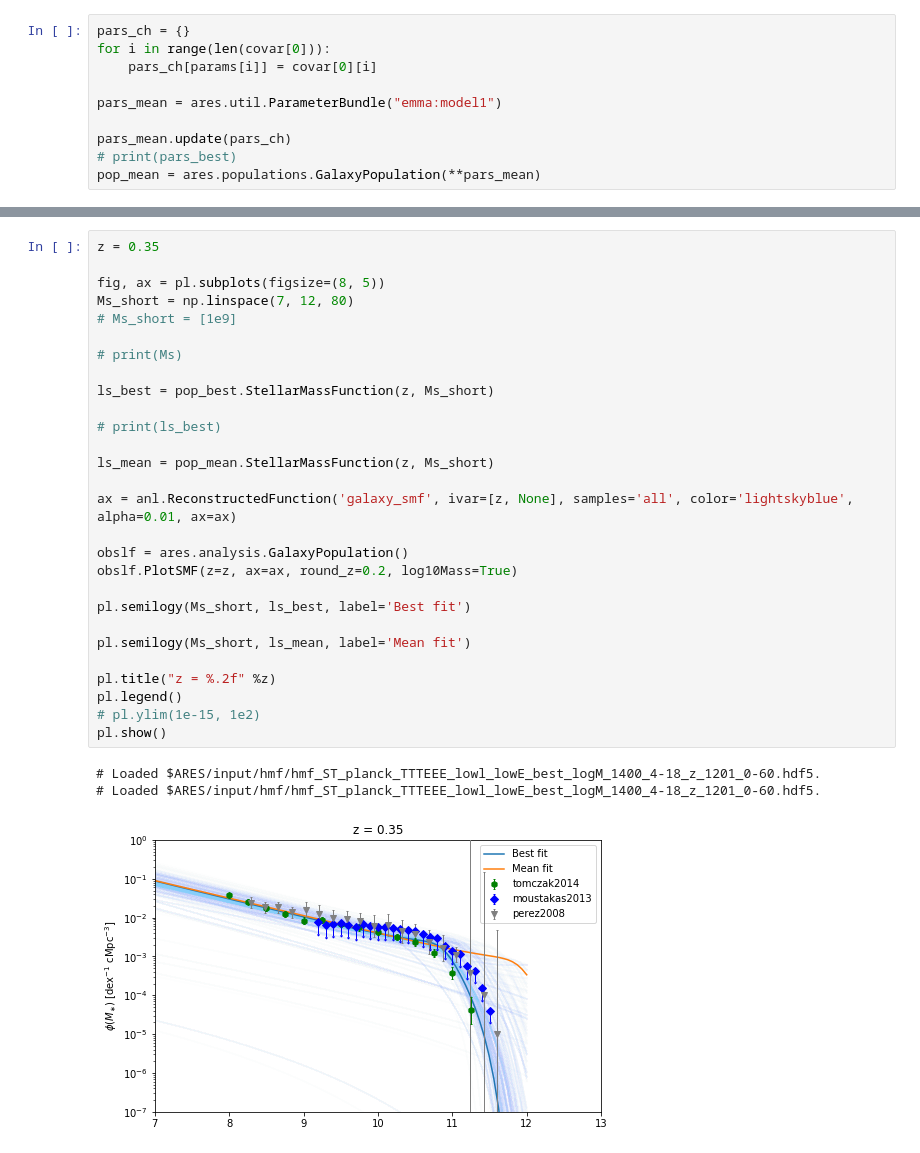
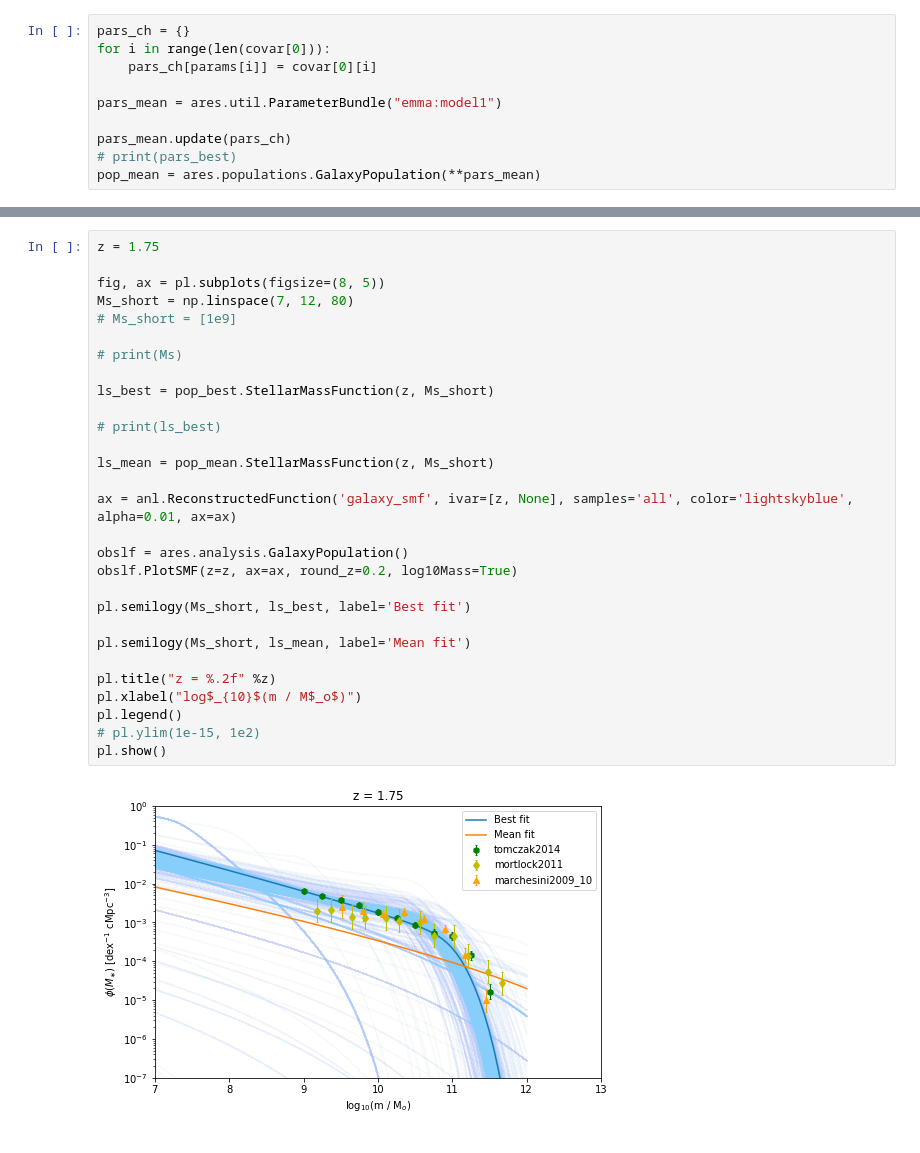
Before and after one commit to eklem1/GalaxySim, a Jupyter notebook: AnotherBlob.ipynb, the cells around one changed output, grey strips where cells are left out. Drawn from its saved outputs; the diff is of its cells as text.

Commit message:
Got a nice-ish graph

```diff
--- a/AnotherBlob.ipynb
+++ b/AnotherBlob.ipynb
@@ -382,35 +400,34 @@ pop_best = ares.populations.GalaxyPopulation(**pars_best)
 # %%
-z = 0.35
+z = 1.75
 
 fig, ax = pl.subplots(figsize=(8, 5))
 Ms_short = np.linspace(7, 12, 80)
 # Ms_short = [1e9]
 
 # print(Ms)
 
 ls_best = pop_best.StellarMassFunction(z, Ms_short)
 
 # print(ls_best)
 
 ls_mean = pop_mean.StellarMassFunction(z, Ms_short)
 
 ax = anl.ReconstructedFunction('galaxy_smf', ivar=[z, None], samples='all', color='lightskyblue', alpha=0.01, ax=ax)
 
 obslf = ares.analysis.GalaxyPopulation()
 obslf.PlotSMF(z=z, ax=ax, round_z=0.2, log10Mass=True)
 
 pl.semilogy(Ms_short, ls_best, label='Best fit')
 
 pl.semilogy(Ms_short, ls_mean, label='Mean fit')
 
 pl.title("z = %.2f" %z)
+pl.xlabel("log$_{10}$(m / M$_o$)")
 pl.legend()
 # pl.ylim(1e-15, 1e2)
 pl.show()
 # %% [output]
-# Loaded $ARES/input/hmf/hmf_ST_planck_TTTEEE_lowl_lowE_best_logM_1400_4-18_z_1201_0-60.hdf5.
-# Loaded $ARES/input/hmf/hmf_ST_planck_TTTEEE_lowl_lowE_best_logM_1400_4-18_z_1201_0-60.hdf5.
-[figure, old version]
+[figure, new version]
 # %%
 Zs = np.linspace(0, 7, 50)
 
```
Also changed, not shown: parts of 14 cells of this notebook.
